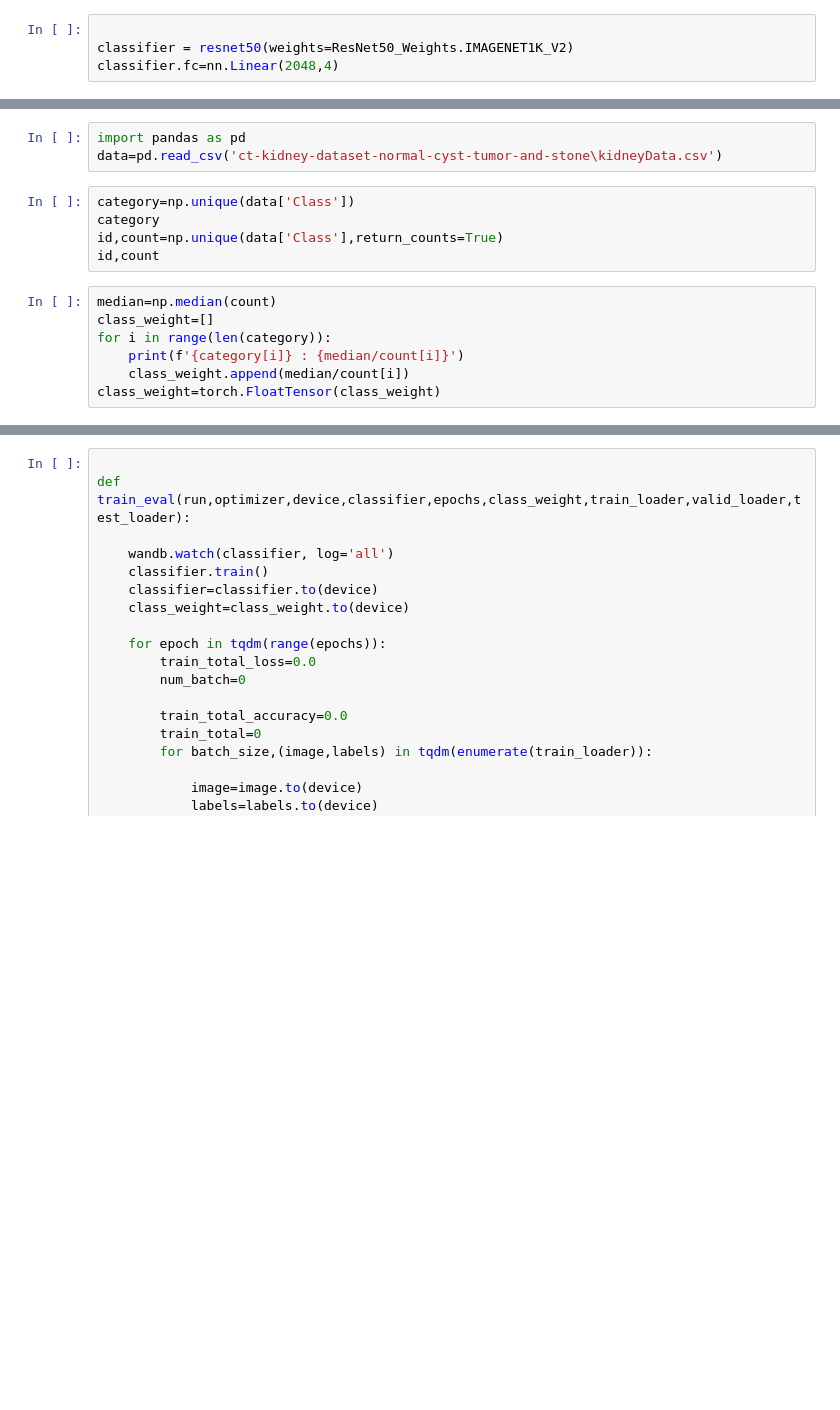
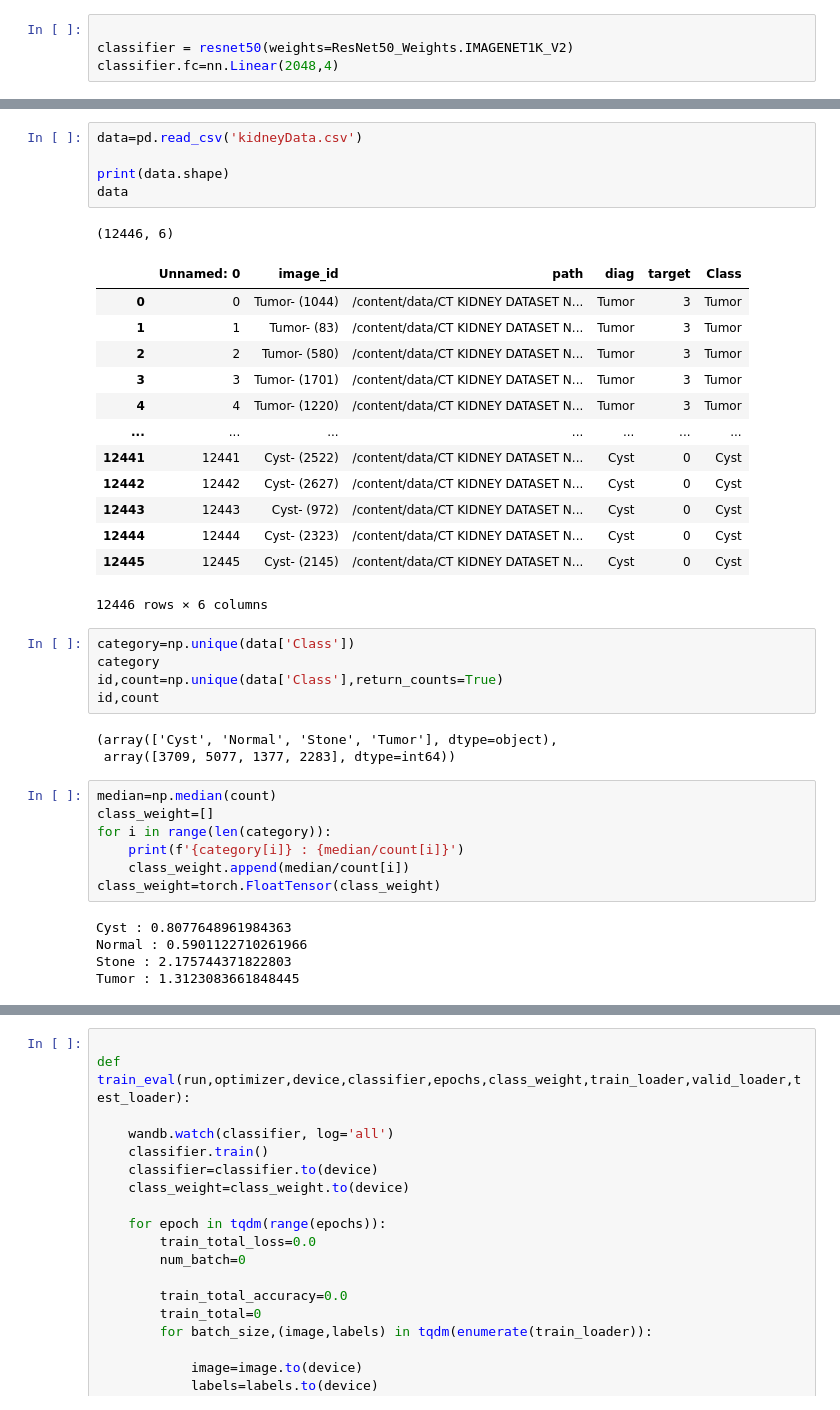
Before and after one commit to aiman3/Kidney-Disease-Classification, a Jupyter notebook: src/ResNet50/resnet50.ipynb, the cells around one changed output, grey strips where cells are left out. Saved outputs shown, nothing was run; the diff lists cells and outputs as text; blank space fills up the shorter version.

```diff
--- a/src/ResNet50/resnet50.ipynb
+++ b/src/ResNet50/resnet50.ipynb
@@ -61,11 +71,31 @@ plt.title(' '.join('%20s, ' % classes[labels[j]] for j in range(len(labels))))
 # %%
-import pandas as pd
-data=pd.read_csv('ct-kidney-dataset-normal-cyst-tumor-and-stone\kidneyData.csv')
+data=pd.read_csv('kidneyData.csv')
+
+print(data.shape)
+data
+# %% [output]
+(12446, 6)
+|  | Unnamed: 0 | image_id | path | diag | target | Class |
+| 0 | 0 | Tumor- (1044) | /content/data/CT KIDNEY DATASET N... | Tumor | 3 | Tumor |
+| 1 | 1 | Tumor- (83) | /content/data/CT KIDNEY DATASET N... | Tumor | 3 | Tumor |
+| 2 | 2 | Tumor- (580) | /content/data/CT KIDNEY DATASET N... | Tumor | 3 | Tumor |
+| 3 | 3 | Tumor- (1701) | /content/data/CT KIDNEY DATASET N... | Tumor | 3 | Tumor |
+| 4 | 4 | Tumor- (1220) | /content/data/CT KIDNEY DATASET N... | Tumor | 3 | Tumor |
+| ... | ... | ... | ... | ... | ... | ... |
+| 12441 | 12441 | Cyst- (2522) | /content/data/CT KIDNEY DATASET N... | Cyst | 0 | Cyst |
+| 12442 | 12442 | Cyst- (2627) | /content/data/CT KIDNEY DATASET N... | Cyst | 0 | Cyst |
+| 12443 | 12443 | Cyst- (972) | /content/data/CT KIDNEY DATASET N... | Cyst | 0 | Cyst |
+| 12444 | 12444 | Cyst- (2323) | /content/data/CT KIDNEY DATASET N... | Cyst | 0 | Cyst |
+| 12445 | 12445 | Cyst- (2145) | /content/data/CT KIDNEY DATASET N... | Cyst | 0 | Cyst |
+12446 rows × 6 columns
 # %%
 category=np.unique(data['Class'])
 category
 id,count=np.unique(data['Class'],return_counts=True)
 id,count
+# %% [output]
+(array(['Cyst', 'Normal', 'Stone', 'Tumor'], dtype=object),
+ array([3709, 5077, 1377, 2283], dtype=int64))
 # %%
 median=np.median(count)
 class_weight=[]
@@ -73,4 +103,9 @@ for i in range(len(category)):
     print(f'{category[i]} : {median/count[i]}')
     class_weight.append(median/count[i])
 class_weight=torch.FloatTensor(class_weight)
+# %% [output]
+Cyst : 0.8077648961984363
+Normal : 0.5901122710261966
+Stone : 2.175744371822803
+Tumor : 1.3123083661848445
 # %%
```
Also changed, not shown: parts of 17 cells of this notebook, 1 other file.
